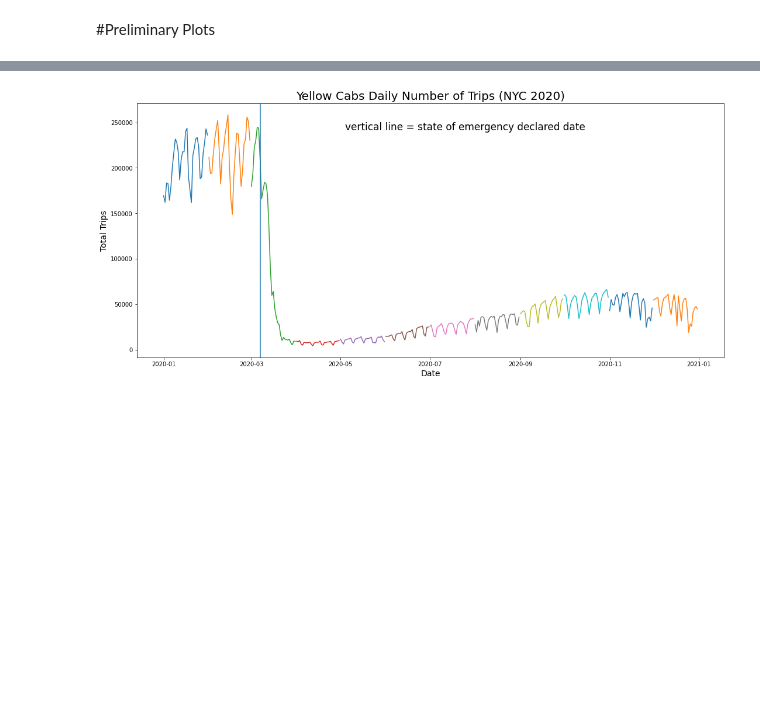
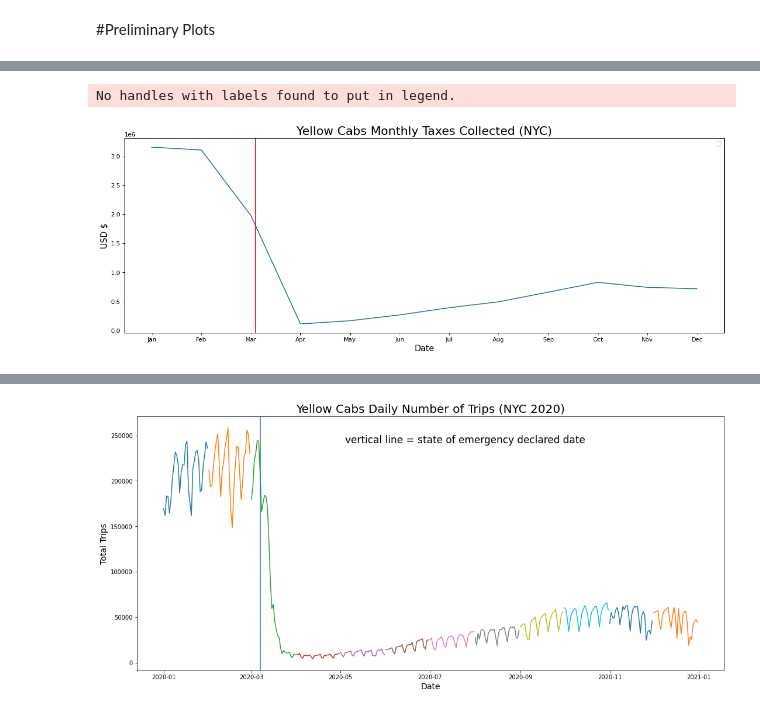
Before and after one commit to harrislam1/covid19_NYC_taxi_trips, a Jupyter notebook: loading_NYC_taxi_data.ipynb, the cells around one changed output, grey strips where cells are left out. Drawn from its saved outputs; the diff is of its cells as text; code cells hidden in the pictures; blank space fills up the shorter version.

```diff
--- a/loading_NYC_taxi_data.ipynb
+++ b/loading_NYC_taxi_data.ipynb
@@ -205,0 +352,17 @@ months_=["Jan","Feb","Mar","Apr","May","Jun","Jul","Aug","Sep","Oct","Nov","Dec"
+# %%
+total_tax=[]
+for i in range(len(yellow2020_clean)):
+  total_tax.append(yellow2020_clean[i]['mta_tax'].sum())
+
+figure(figsize=(18, 6), dpi=80)
+sns.lineplot(months_,total_tax)
+plt.axvline(2.1, color='r')
+#plt.figtext(0.5, .8, "blue line = state of emergency declared date", fontsize=17)
+plt.legend()
+plt.title("Yellow Cabs Monthly Taxes Collected (NYC)", fontsize=20)
+plt.xlabel("Date", fontsize=14)
+plt.ylabel("USD $", fontsize=14)
+plt.show()
+# %% [output]
+No handles with labels found to put in legend.
+[figure, added]
```
Also changed, not shown: parts of 33 cells of this notebook.
